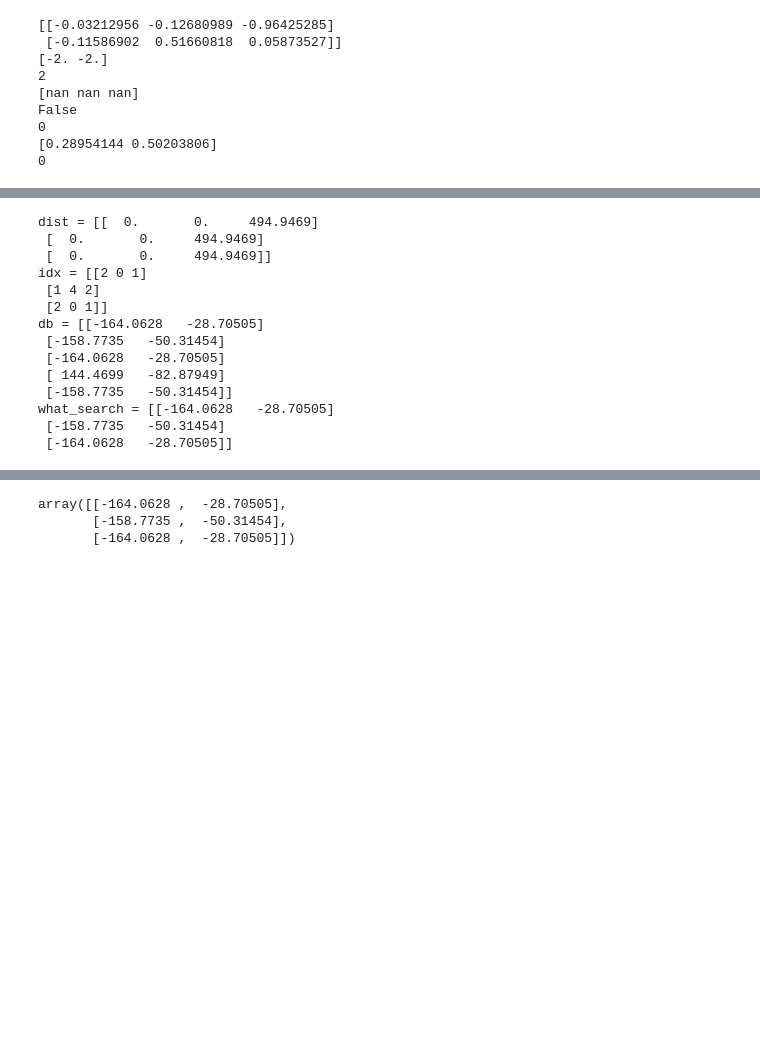
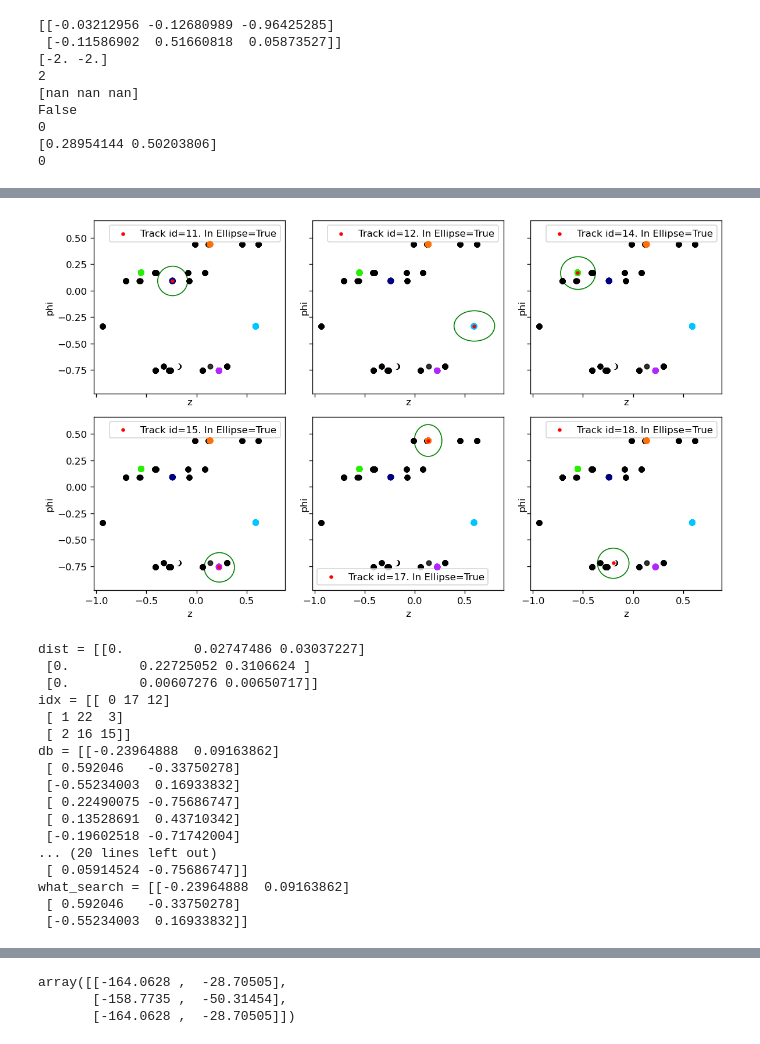
Before and after one commit to t3hseus/ariadne, a Jupyter notebook: notebooks/tracknet_eval.ipynb, the cells around one changed output, grey strips where cells are left out. Saved outputs shown, nothing was run; the diff lists cells and outputs as text; code cells hidden in the pictures; blank space fills up the shorter version.

```diff
--- a/notebooks/tracknet_eval.ipynb
+++ b/notebooks/tracknet_eval.ipynb
@@ -314,10 +497,33 @@ events_to_analyze[events_to_analyze.event == 0]
+# %%
+def visualize_real_preds(idx, seeds, pred, selected_pnts):
+    count_tracks = len(seeds[seeds.track])
+    if count_tracks == 0:
+        print("no tracks")
+        return
+    columns = 3
+
+    fig = plt.figure(figsize=(10,6), dpi=120)
+    axes = fig.subplots(nrows=count_tracks // columns, ncols=columns, sharex='all', sharey='all')
+
+    row = 0
+    col = 0
+    for seed_id, seed in seeds[seeds.track].iterrows():
+        visualize_preds(seed_id, idx, seeds, pred, selected_pnts, axes[row][col])
+        col+=1
+        if col == columns:
+            col = 0
+            row+=1
+    fig.tight_layout()
+
+
+visualize_real_preds(idx, seeds, pred, selected_pnts)
+# %% [output]
+[figure, added]
 # %%
 import faiss
-index = faiss.IndexFlatL2(2)
-db = np.ascontiguousarray(target[['z','y']].values).astype('float32')
-index.add(db)
 
-what_search = np.ascontiguousarray(target[['z','y']].values[:3].astype('float32'))
+
+what_search = np.ascontiguousarray(target[['z','phi']].values[:3].astype('float32'))
 
 dist, idx = index.search(what_search, 3)
 print(f"dist = {dist}")
@@ -325,20 +531,23 @@ print(f"idx = {idx}")
 print(f"db = {db}")
 print(f"what_search = {what_search}")
 # %% [output]
-dist = [[  0.       0.     494.9469]
- [  0.       0.     494.9469]
- [  0.       0.     494.9469]]
-idx = [[2 0 1]
- [1 4 2]
- [2 0 1]]
-db = [[-164.0628   -28.70505]
- [-158.7735   -50.31454]
- [-164.0628   -28.70505]
- [ 144.4699   -82.87949]
- [-158.7735   -50.31454]]
-what_search = [[-164.0628   -28.70505]
- [-158.7735   -50.31454]
- [-164.0628   -28.70505]]
+dist = [[0.         0.02747486 0.03037227]
+ [0.         0.22725052 0.3106624 ]
+ [0.         0.00607276 0.00650717]]
+idx = [[ 0 17 12]
+ [ 1 22  3]
+ [ 2 16 15]]
+db = [[-0.23964888  0.09163862]
+ [ 0.592046   -0.33750278]
+ [-0.55234003  0.16933832]
+ [ 0.22490075 -0.75686747]
+ [ 0.13528691  0.43710342]
+ [-0.19602518 -0.71742004]
+... (20 lines left out)
+ [ 0.05914524 -0.75686747]]
+what_search = [[-0.23964888  0.09163862]
+ [ 0.592046   -0.33750278]
+ [-0.55234003  0.16933832]]
 # %%
 import faiss
 index = faiss.IndexFlatL2(2)
```
Also changed, not shown: parts of 19 cells of this notebook.
